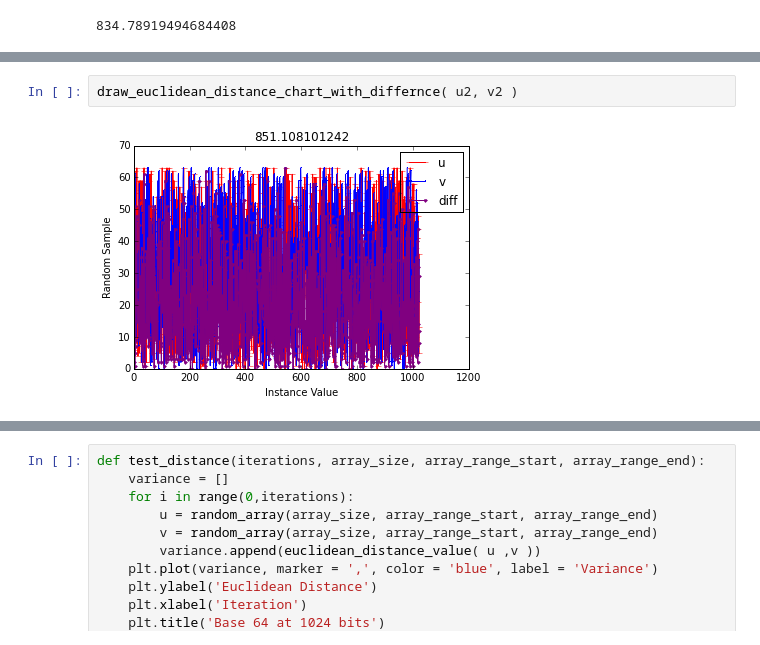
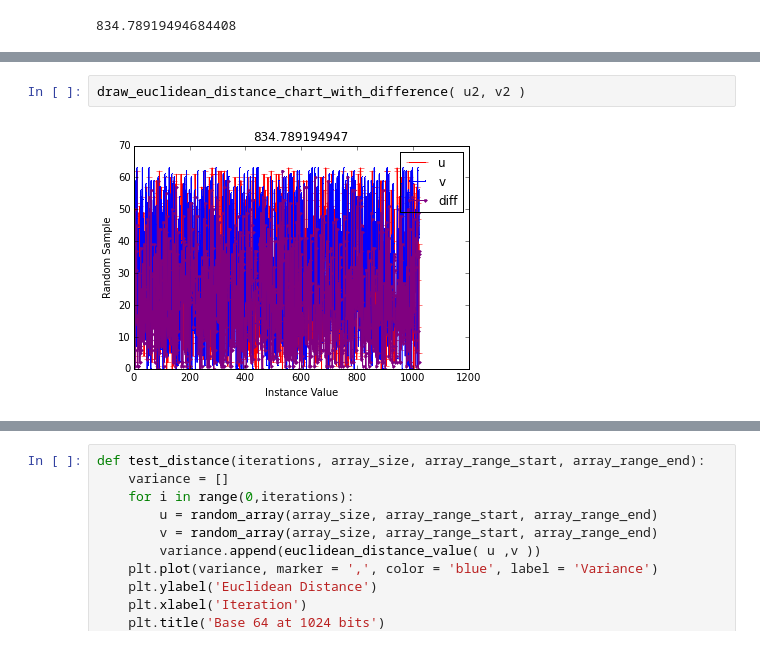
Before and after one commit to crispybacon/ApolloRepo, a Jupyter notebook: Math/Euclidean Geometry.ipynb, the cells around one changed output, grey strips where cells are left out. Saved outputs shown, nothing was run; the diff lists cells and outputs as text.

```diff
--- a/Math/Euclidean Geometry.ipynb
+++ b/Math/Euclidean Geometry.ipynb
@@ -192,7 +194,7 @@ draw_euclidean_distance_chart( u2, v2 )
 # %%
-draw_euclidean_distance_chart_with_differnce( u2, v2 )
+draw_euclidean_distance_chart_with_difference( u2, v2 )
 # %% [output]
-[figure, old version]
+[figure, new version]
 # %%
 variance = []
 for i in range(0,1024):
```
Also changed, not shown: parts of 5 cells of this notebook.
